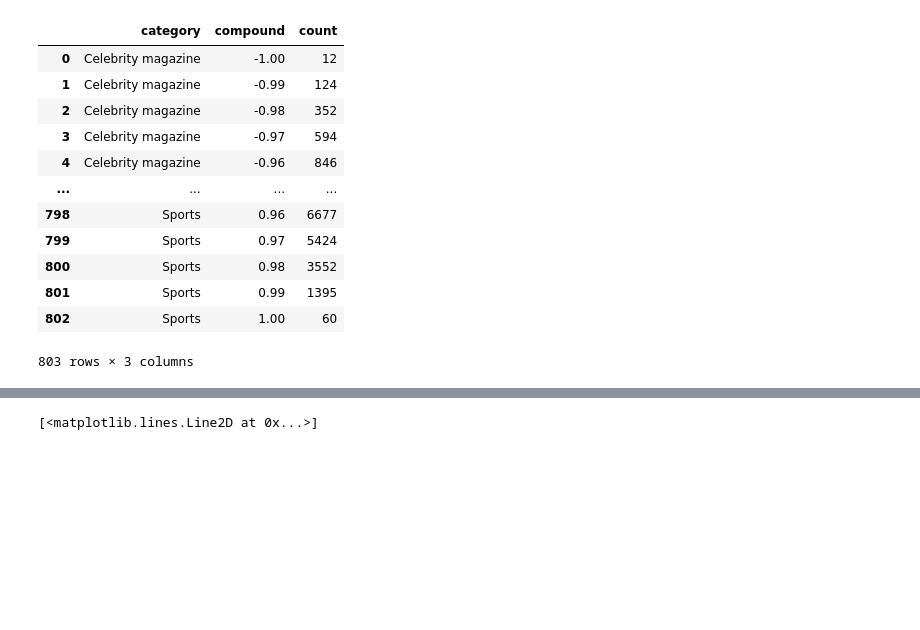
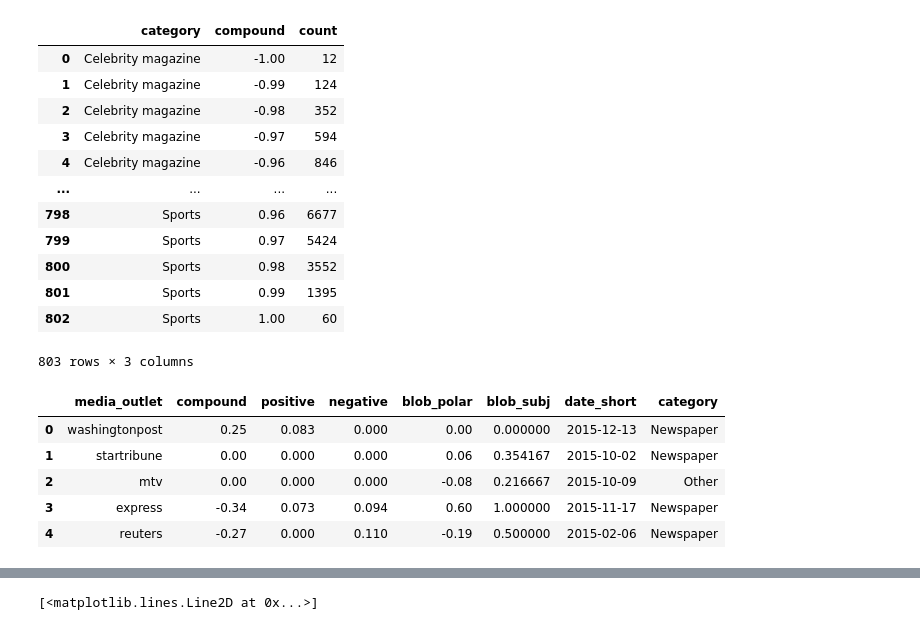
Before and after one commit to epfl-ada/ada-2021-project-gutta-boys, a Jupyter notebook: Media_analyses.ipynb, the cells around one changed output, grey strips where cells are left out. Saved outputs shown, nothing was run; the diff lists cells and outputs as text; code cells hidden in the pictures; blank space fills up the shorter version.

```diff
--- a/Media_analyses.ipynb
+++ b/Media_analyses.ipynb
@@ -667,3 +656,12 @@ fig.update_layout(
 
 fig.show()
 fig.write_html("images/polarity_distribution_media.html")
+# %%
+df_rounded.head()
+# %% [output]
+|  | media_outlet | compound | positive | negative | blob_polar | blob_subj | date_short | category |
+| 0 | washingtonpost | 0.25 | 0.083 | 0.000 | 0.00 | 0.000000 | 2015-12-13 | Newspaper |
+| 1 | startribune | 0.00 | 0.000 | 0.000 | 0.06 | 0.354167 | 2015-10-02 | Newspaper |
+| 2 | mtv | 0.00 | 0.000 | 0.000 | -0.08 | 0.216667 | 2015-10-09 | Other |
+| 3 | express | -0.34 | 0.073 | 0.094 | 0.60 | 1.000000 | 2015-11-17 | Newspaper |
+| 4 | reuters | -0.27 | 0.000 | 0.110 | -0.19 | 0.500000 | 2015-02-06 | Newspaper |
```
Also changed, not shown: parts of 7 cells of this notebook, 7 other files.
